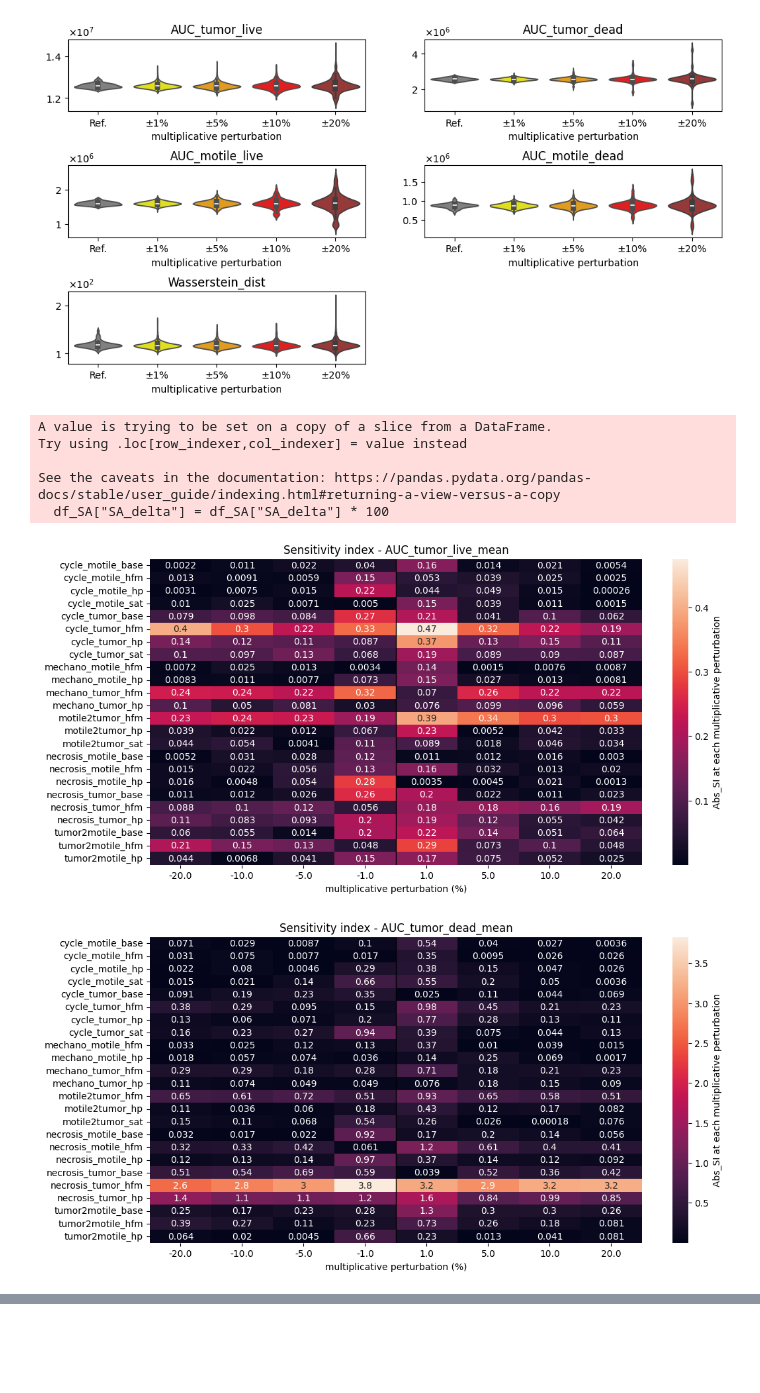
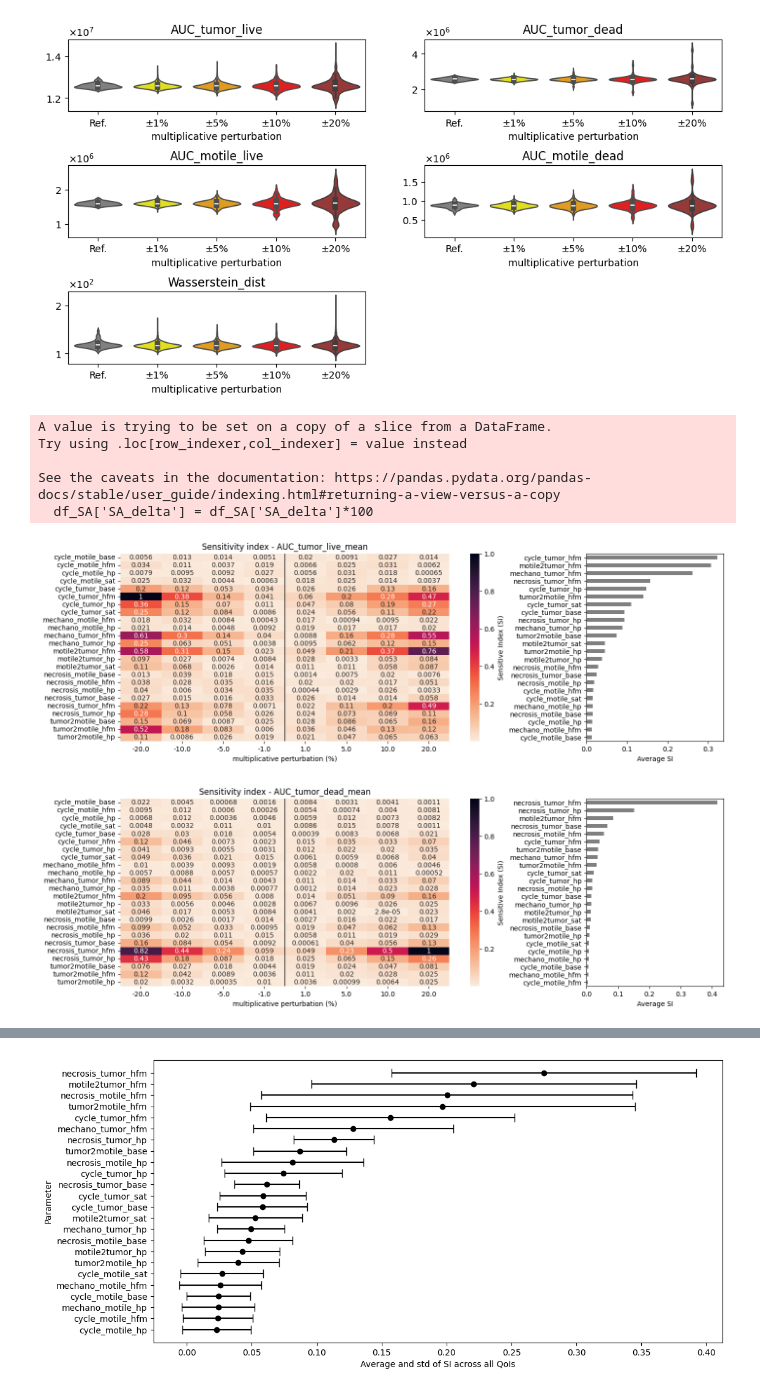
Before and after one commit to PhysiCell-Models/grammar_samples, a Jupyter notebook: Sensitivity_Analysis/SA_script_ex1.ipynb, the cells around one changed output, grey strips where cells are left out. Cells and saved outputs as stored; diff of their text form; code cells hidden in the pictures; blank space fills up the shorter version.

```diff
--- a/Sensitivity_Analysis/SA_script_ex1.ipynb
+++ b/Sensitivity_Analysis/SA_script_ex1.ipynb
@@ -268,37 +249,43 @@ plt.show()
 # %%
 # Drop the reference sample
 df_SA = df_SA[df_SA['sample'] != sample_ref]
 # Convert the multiplicative perturbation to percentage
-df_SA["SA_delta"] = df_SA["SA_delta"] * 100
-plot = 'Abs_SI' # plot_options =  ["SI", "Abs_SI", 'Rank']
-# Plot the parameter rank according to the relatice sensitivity index as heatmap with the parameters vs delta and color as the rank
+df_SA['SA_delta'] = df_SA['SA_delta']*100
+dict_SI = {}
+# Plot the parameter according to the sensitivity index as heatmap with the parameters vs delta perturbation and color as the SI
 for qoi in QoIs_list:
-    fig, ax = plt.subplots(figsize=(12, 6))
-    if plot == 'SI':
-        # pivot the dataframe to have the parameter as index, delta as columns and sensitivity index as values
-        df_SA_pivot_plot = df_SA.pivot(index="SA_parameter", columns="SA_delta", values="SI_"+qoi)
-    if plot == 'Abs_SI':
-        # pivot the dataframe to have the parameter as index, delta as columns and absolute sensitivity index as values
-        df_SA_pivot_plot = df_SA.pivot(index="SA_parameter", columns="SA_delta", values="SI_"+qoi).abs()
-    if plot == 'Rank':
-        df_SA_pivot = df_SA.pivot(index="SA_parameter", columns="SA_delta", values="SI_"+qoi).abs()
-        # rank of each parameter for each multiplicative perturbation ( 1 - highest sensitivity, 2 - second highest sensitivity, etc)
-        df_SA_pivot_plot = df_SA_pivot.rank(axis=0, method='min', ascending=False)
+    fig, (ax1, ax2) = plt.subplots(1, 2, figsize=(16, 5), gridspec_kw={'width_ratios': [3, 1]})
+    # pivot the dataframe to have the parameter as index, delta as columns and sensitivity index as values
+    df_SA_pivot_plot = df_SA.pivot(index="SA_parameter", columns="SA_delta", values="SI_"+qoi)
     # print(df_SA_pivot.head(),'\n')
-    # print(df_SA_pivot_rank.head(),'\n')
-    #
-    sns.heatmap(df_SA_pivot_plot, cmap='rocket', annot=True,ax=ax)
-    cbar = ax.collections[0].colorbar
-    cbar.set_label(f'{plot} at each multiplicative perturbation')
+    sns.heatmap(df_SA_pivot_plot, cmap='rocket_r', annot=True,ax=ax1)
+    cbar = ax1.collections[0].colorbar
+    cbar.set_label('Sensitive Index (SI)')
     # draw a line to separate the positive and negative values
-    ax.axvline(4, color='black', lw=1)
-    ax.set(title = f'Sensitivity index - {qoi}', xlabel='multiplicative perturbation (%)', ylabel=None)
+    ax1.axvline(4, color='black', lw=1)
+    ax1.set(title = f'Sensitivity index - {qoi}', xlabel='multiplicative perturbation (%)', ylabel=None)
+    # Average the RSI across all multiplicative perturbations
+    dict_SI[qoi] = df_SA_pivot_plot.mean(axis=1)
+    dict_SI[qoi] = dict_SI[qoi].sort_values(ascending=True)
+    dict_SI[qoi].plot(kind='barh', ax=ax2, color='gray')
+    ax2.set(xlabel='Average SI', ylabel=None)
 plt.show()
+
+plt.figure(figsize=(12, 6))
+# Merge the sensitivity index of all QoIs and plot the average SI and std
+df_SI = pd.DataFrame(dict_SI)
+df_SI['mean'] = df_SI.mean(axis=1)
+df_SI['std'] = df_SI.std(axis=1)
+df_SI = df_SI.sort_values(by='mean', ascending=True)
+plt.errorbar(df_SI['mean'], df_SI.index, xerr=df_SI['std'], fmt='o', color='k', capsize=5)
+plt.xlabel('Average and std of SI across all QoIs')
+plt.ylabel('Parameter')
+plt.show()
 # %% [output]
 A value is trying to be set on a copy of a slice from a DataFrame.
 Try using .loc[row_indexer,col_indexer] = value instead
 
 See the caveats in the documentation: https://pandas.pydata.org/pandas-docs/stable/user_guide/indexing.html#returning-a-view-versus-a-copy
-  df_SA["SA_delta"] = df_SA["SA_delta"] * 100
+  df_SA['SA_delta'] = df_SA['SA_delta']*100
-[figure, old version]
+[figure, new version]
-[figure, old version]
+[figure, new version]
@@ -307,0 +295 @@ See the caveats in the documentation: https://pandas.pydata.org/pandas-docs/stab
+[figure, added]
```
Also changed, not shown: parts of 8 cells of this notebook.
